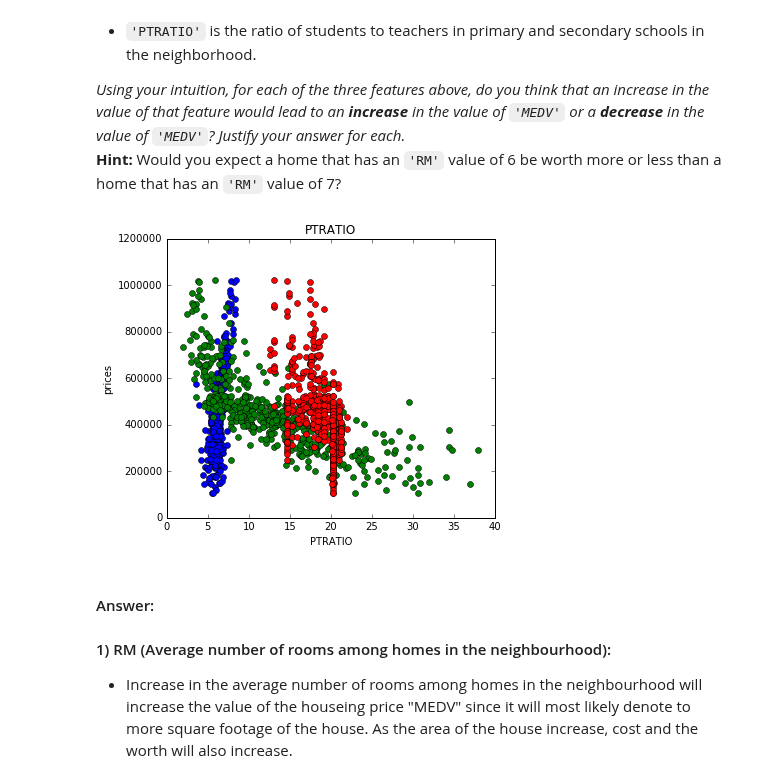
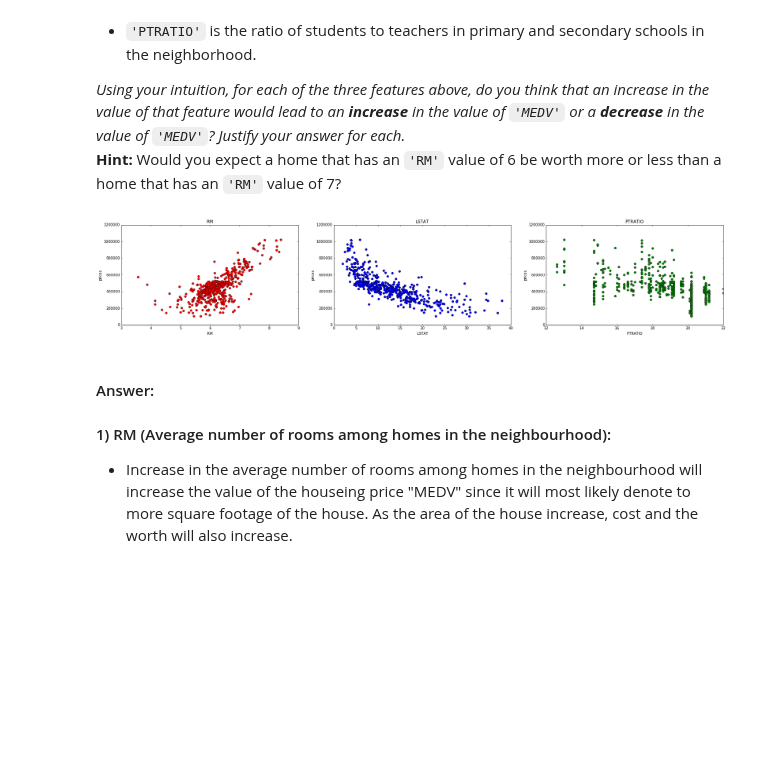
Before and after one commit to SimplifyData/Boston-Housing, a Jupyter notebook: boston_housing.ipynb, the cells around one changed output. Cells and saved outputs as stored; diff of their text form; code cells hidden in the pictures; blank space fills up the shorter version.

Commit message:
Adding plots to Q1

```diff
--- a/boston_housing.ipynb
+++ b/boston_housing.ipynb
@@ -93,20 +93,26 @@ _Using your intuition, for each of the three features above, do you think that a
 # %%
 import matplotlib.pyplot as plt
 
-plt.figure(figsize= (20, 5))
+plt.figure(figsize=(30, 5))
 
-for i, col in enumerate(features.columns):
-    plt.subplot(1,3,1)
+count = 1
+color = [0,'r','b','g']
 
-    plt.plot(data[col], prices, 'o')
+for col in (features.columns):
+
+    plt.subplot(1, 3, count)
+
+    plt.plot(data[col], prices, 'o', color = color[count])
 
     plt.title(col)
 
     plt.xlabel(col)
 
     plt.ylabel('prices')
+
+    count += 1
 # %% [output]
-[figure, old version]
+[figure, new version]
 # %% [markdown]
 #### Answer:
 
```
Also changed, not shown: parts of 2 cells of this notebook.
